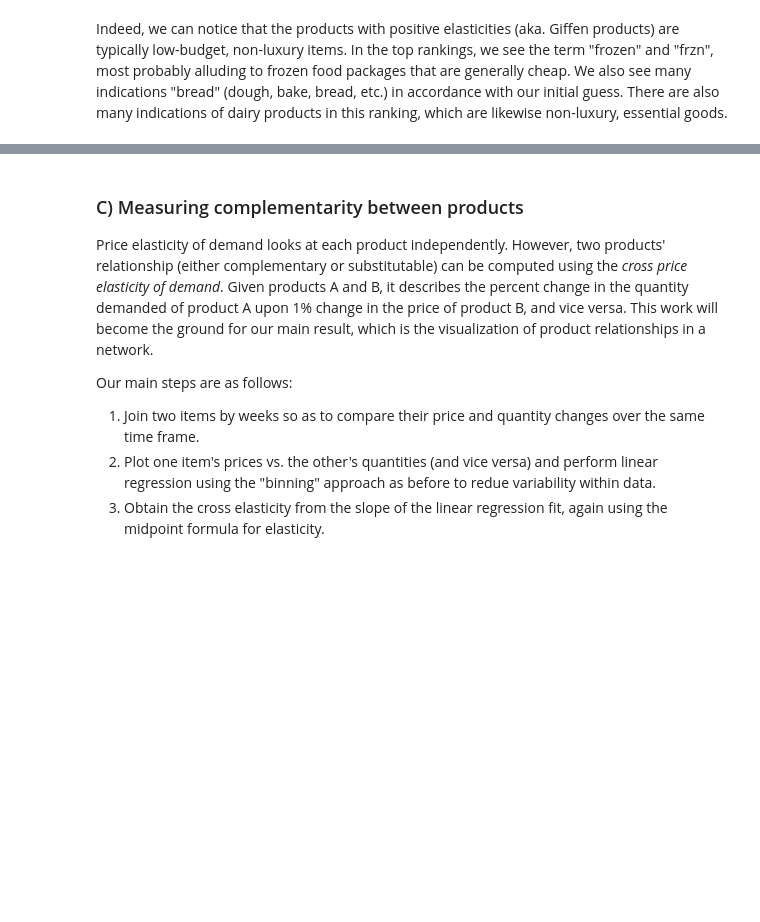
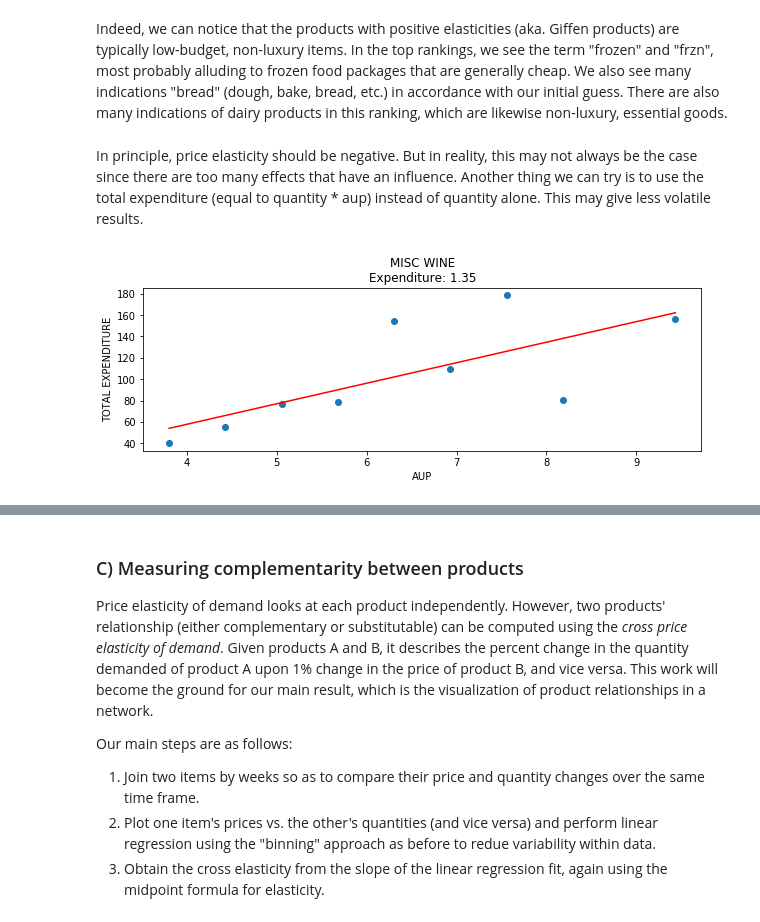
Before and after one commit to FredBaos/florence_and_the_machine, a Jupyter notebook: Project_milestone2.ipynb, the cells around one changed output, grey strips where cells are left out. Drawn from its saved outputs; the diff is of its cells as text; code cells hidden in the pictures; blank space fills up the shorter version.

```diff
--- a/Project_milestone2.ipynb
+++ b/Project_milestone2.ipynb
@@ -700,3 +701,49 @@ Total number of unique terms:  105
 [figure]
 # %% [markdown]
 Indeed, we can notice that the products with positive elasticities (aka. Giffen products) are typically low-budget, non-luxury items. In the top rankings, we see the term "frozen" and "frzn", most probably alluding to frozen food packages that are generally cheap. We also see many indications "bread" (dough, bake, bread, etc.) in accordance with our initial guess. There are also many indications of dairy products in this ranking, which are likewise non-luxury, essential goods.
+# %% [markdown]
+In principle, price elasticity should be negative. But in reality, this may not always be the case since there are too many effects that have an influence. Another thing we can try is to use the total expenditure (equal to quantity * aup) instead of quantity alone. This may give less volatile results.
+# %%
+def plot_price_and_expenditure_bin(item):
+    item_df = df_merged[df_merged.COMMODITY_DESC == item].copy()
+    item_df['EXPENDITURE'] = item_df.QUANTITY * item_df.AUP
+
+    y = item_df.groupby('AUP').agg('sum')['EXPENDITURE']
+    x = y.index
+    quantities_sum, bins = np.histogram(x, bins=10, weights=y)
+    num_prices, _ = np.histogram(x, bins=10)
+
+    # Remove empty bins
+    zero_idx = np.argwhere(np.array(quantities_sum) == 0)
+    zero_idx = zero_idx.reshape((zero_idx.size,))
+    quantities_sum = np.delete(quantities_sum, zero_idx)
+    num_prices = np.delete(num_prices, zero_idx)
+
+    quantities = [s/t for s, t in zip(quantities_sum, num_prices)]
+    prices = [(s+t)/2 for s, t in zip(bins[:-1], bins[1:])]
+    prices = np.delete(prices, zero_idx)
+
+    plt.figure(figsize=(10, 3))
+    plt.scatter(prices, quantities)
+    plt.xlabel('AUP')
+    plt.ylabel('TOTAL EXPENDITURE')
+
+    line_fit = np.polyfit(prices, quantities, 1)
+    line = np.poly1d(line_fit)
+
+    # Compute elasticity
+    min_price = np.unique(prices).min()
+    max_price = np.unique(prices).max()
+    min_qty = line(min_price)
+    max_qty = line(max_price)
+
+    percent_price_increase = (max_price / min_price - 1) * 100
+    elasticity = (max_qty / min_qty - 1) * 100 / percent_price_increase
+
+    plt.title(item + '\nExpenditure: ' + str(np.round(elasticity, 2)))
+
+    plt.plot(np.unique(prices), line(np.unique(prices)), color='red')
+# %%
+plot_price_and_expenditure_bin('MISC WINE')
+# %% [output]
+[figure, added]
```
Also changed, not shown: parts of 36 cells of this notebook, 1 other file.
